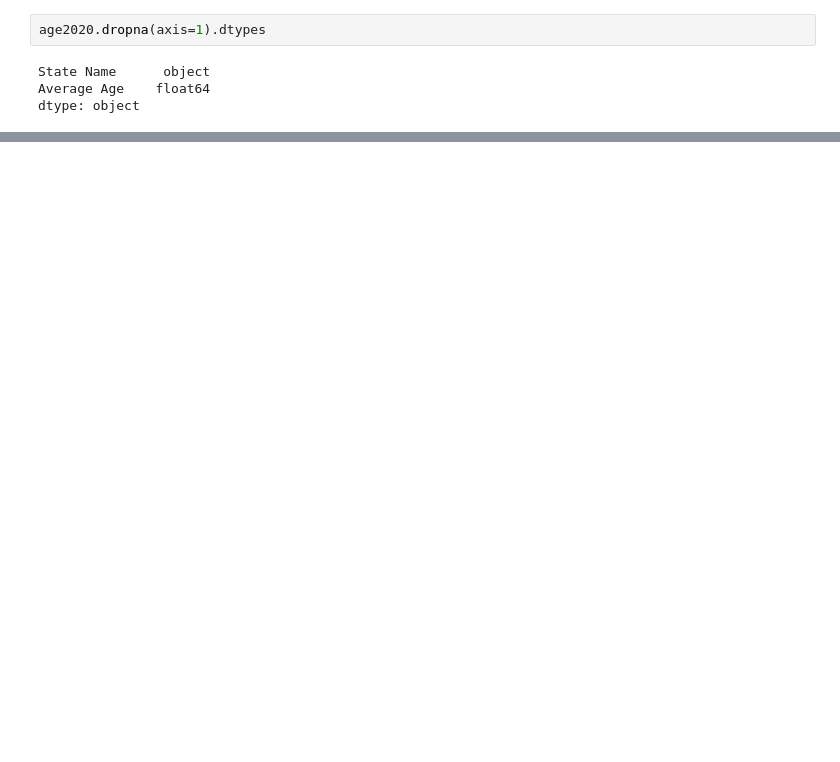
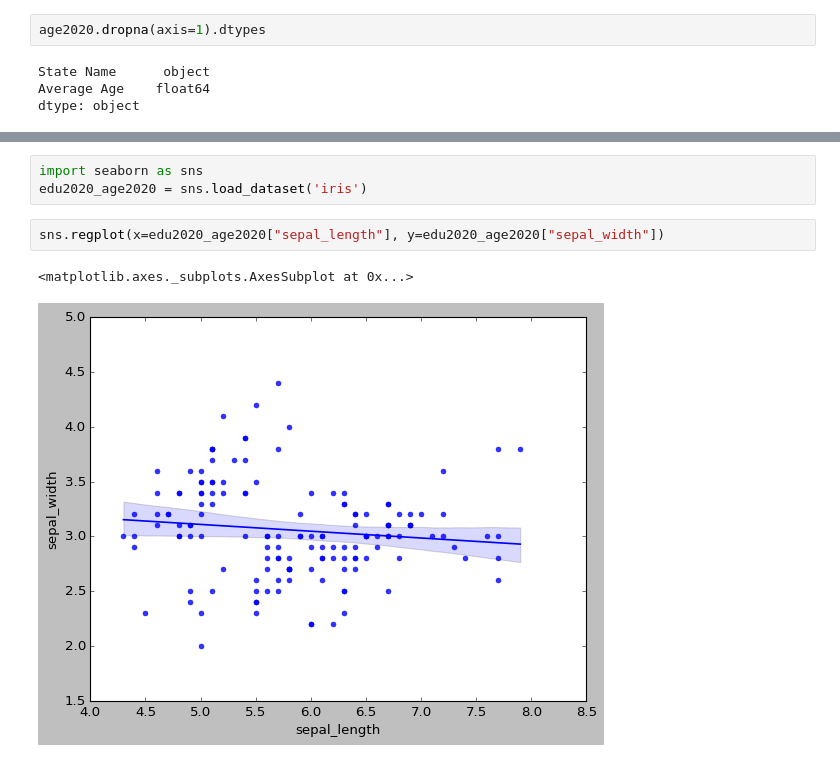
Before and after one commit to XiaoLiang28/vis, a Jupyter notebook: ps3.ipynb, the cells around one changed output, grey strips where cells are left out. Drawn from its saved outputs; the diff is of its cells as text; blank space fills up the shorter version.

```diff
--- a/ps3.ipynb
+++ b/ps3.ipynb
@@ -165,0 +357,8 @@ KeyError: ignored
+# %%
+import seaborn as sns
+edu2020_age2020 = sns.load_dataset('iris')
+# %%
+sns.regplot(x=edu2020_age2020["sepal_length"], y=edu2020_age2020["sepal_width"])
+# %% [output]
+<matplotlib.axes._subplots.AxesSubplot at 0x...>
+[figure, added]
```
Also changed, not shown: parts of 16 cells of this notebook.
